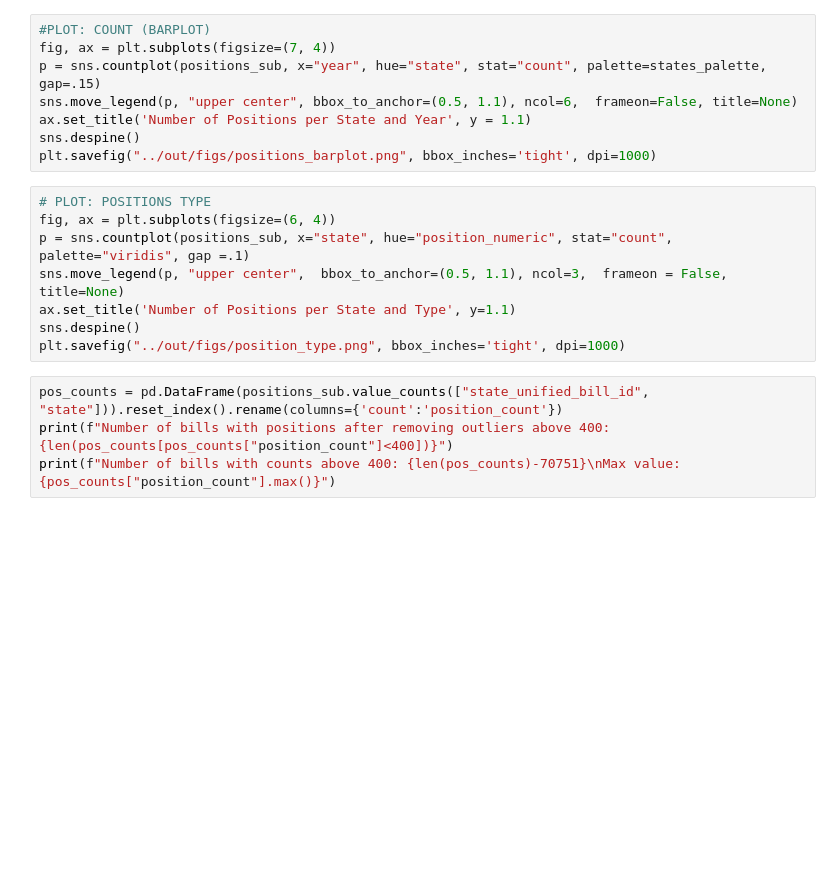
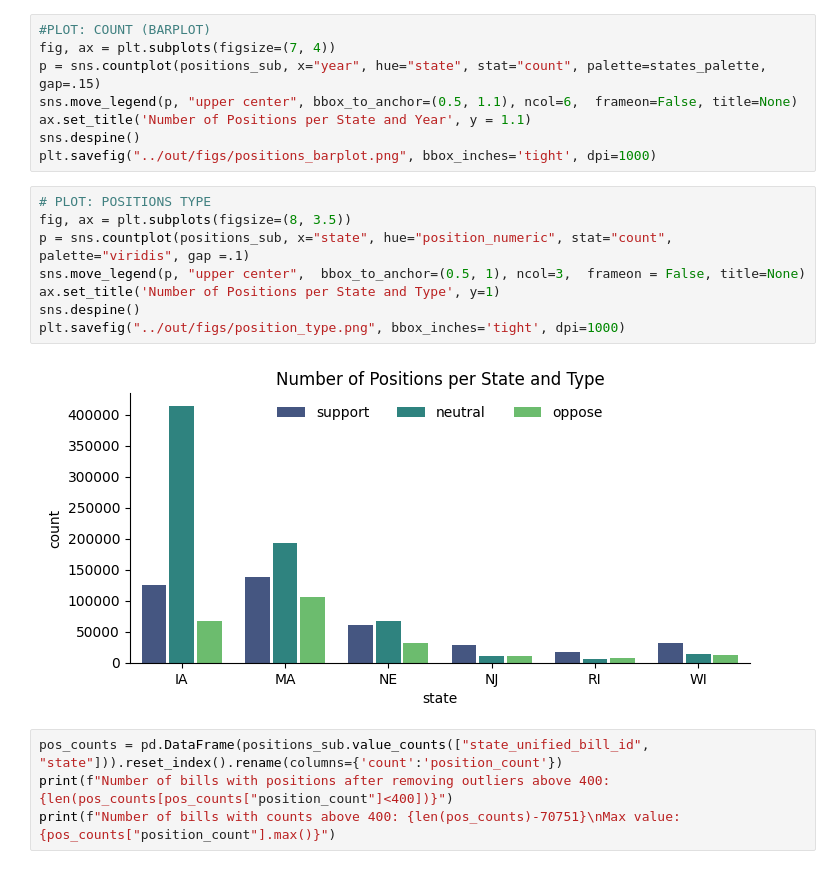
Before and after one commit to lrahbek/DPF_exam, a Jupyter notebook: src/eda.ipynb, the cells around one changed output. Drawn from its saved outputs; the diff is of its cells as text; blank space fills up the shorter version.

Commit message:
edit plot

```diff
--- a/src/eda.ipynb
+++ b/src/eda.ipynb
@@ -160,12 +176,14 @@ sns.despine()
 plt.savefig("../out/figs/positions_barplot.png", bbox_inches='tight', dpi=1000)
 # %%
 # PLOT: POSITIONS TYPE
-fig, ax = plt.subplots(figsize=(6, 4))
+fig, ax = plt.subplots(figsize=(8, 3.5))
 p = sns.countplot(positions_sub, x="state", hue="position_numeric", stat="count", palette="viridis", gap =.1)
-sns.move_legend(p, "upper center",  bbox_to_anchor=(0.5, 1.1), ncol=3,  frameon = False, title=None)
-ax.set_title('Number of Positions per State and Type', y=1.1)
+sns.move_legend(p, "upper center",  bbox_to_anchor=(0.5, 1), ncol=3,  frameon = False, title=None)
+ax.set_title('Number of Positions per State and Type', y=1)
 sns.despine()
 plt.savefig("../out/figs/position_type.png", bbox_inches='tight', dpi=1000)
+# %% [output]
+[figure, added]
 # %%
 pos_counts = pd.DataFrame(positions_sub.value_counts(["state_unified_bill_id", "state"])).reset_index().rename(columns={'count':'position_count'})
 print(f"Number of bills with positions after removing outliers above 400: {len(pos_counts[pos_counts["position_count"]<400])}")
```
Also changed, not shown: parts of 1 cell of this notebook, 1 other file.
